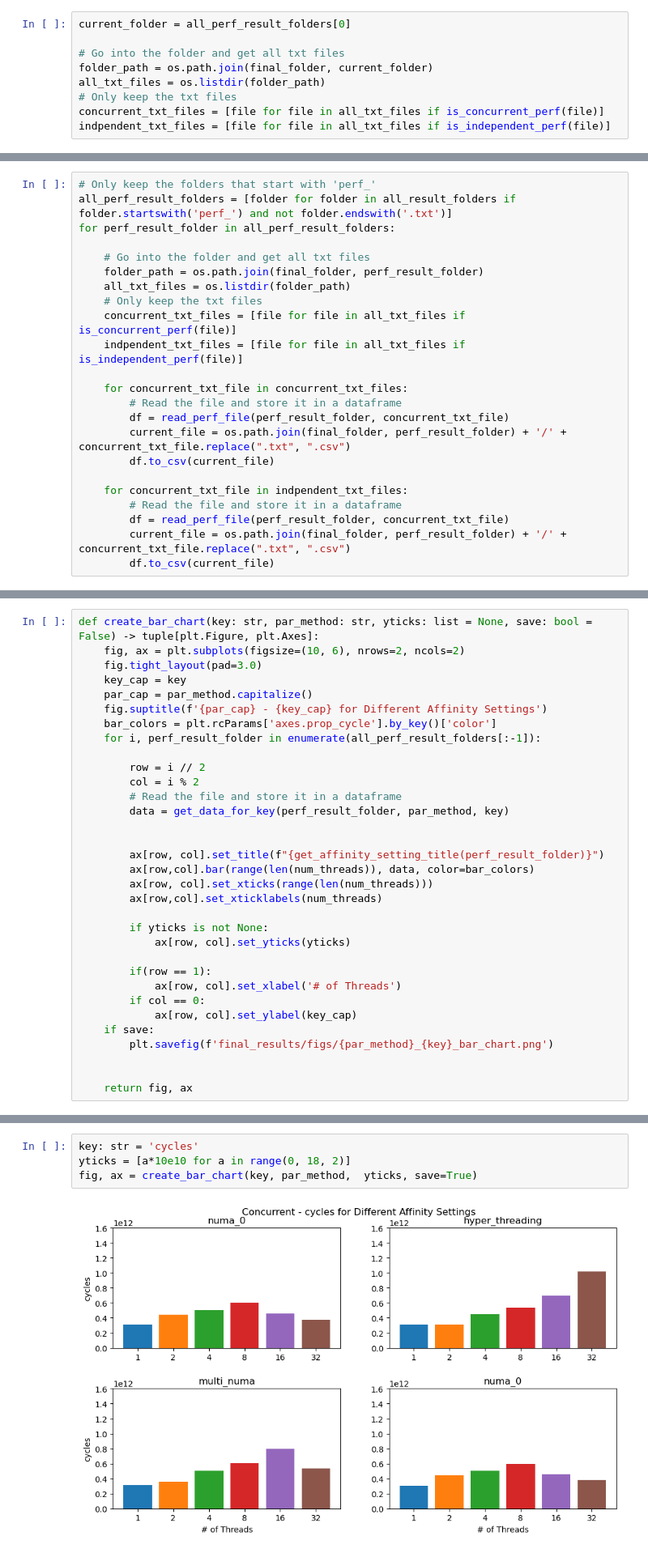
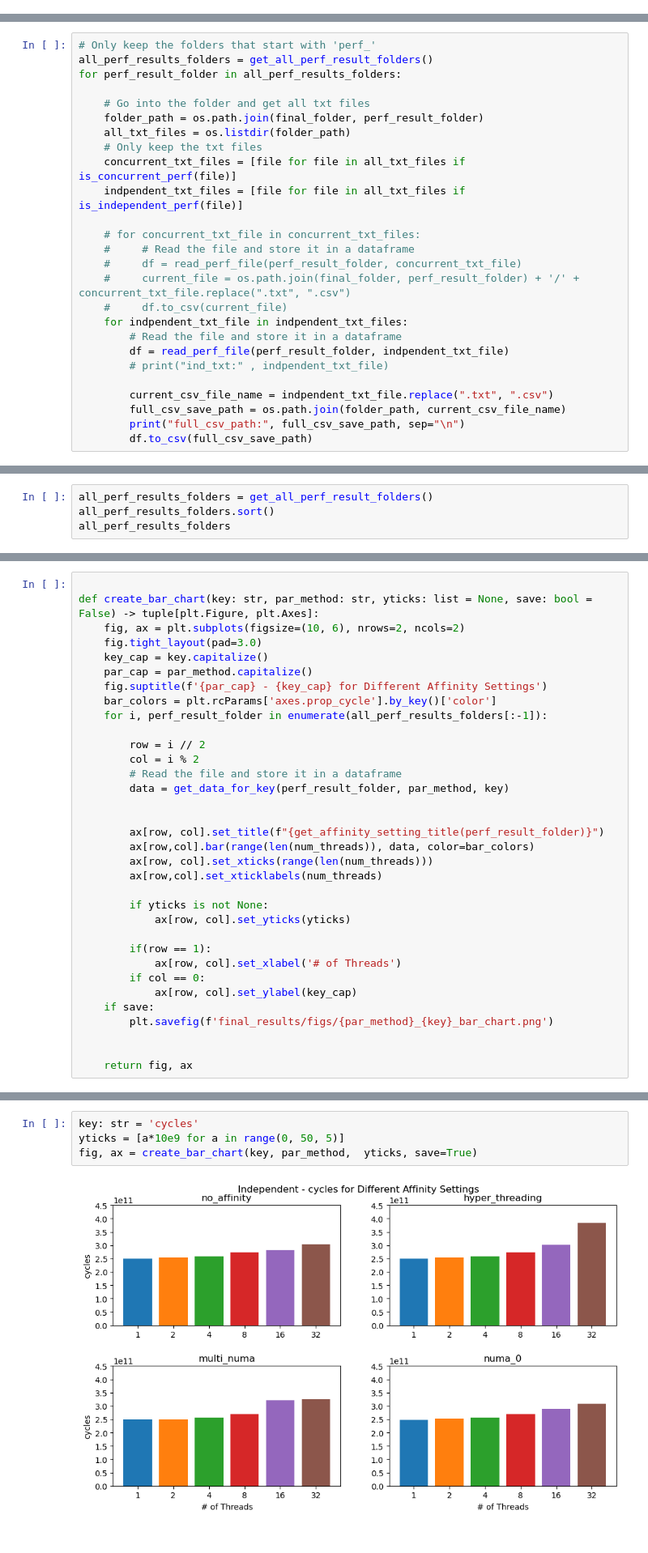
Before and after one commit to xXPinkmagicXx/csp, a Jupyter notebook: perf_graph.ipynb, the cells around one changed output, grey strips where cells are left out. Shown at 81% size. Cells and saved outputs as stored; diff of their text form.

Commit message:
Created graphs again

```diff
--- a/perf_graph.ipynb
+++ b/perf_graph.ipynb
@@ -93,12 +95,3 @@ def get_affinity_setting_title(file_path: str)-> str:
         return 'no_affinity'
     else:
         raise ValueError('Unknown affinity setting')
-# %%
-current_folder = all_perf_result_folders[0]
-
-# Go into the folder and get all txt files
-folder_path = os.path.join(final_folder, current_folder)
-all_txt_files = os.listdir(folder_path)
-# Only keep the txt files
-concurrent_txt_files = [file for file in all_txt_files if is_concurrent_perf(file)]
-indpendent_txt_files = [file for file in all_txt_files if is_independent_perf(file)]
@@ -157,7 +174,7 @@ def read_perf_file(current_folder: str, perf_txt_file: str)-> pd.DataFrame:
 # %%
 # Only keep the folders that start with 'perf_'
-all_perf_result_folders = [folder for folder in all_result_folders if folder.startswith('perf_') and not folder.endswith('.txt')]
-for perf_result_folder in all_perf_result_folders:
+all_perf_results_folders = get_all_perf_result_folders()
+for perf_result_folder in all_perf_results_folders:
 
     # Go into the folder and get all txt files
     folder_path = os.path.join(final_folder, perf_result_folder)
@@ -166,15 +183,18 @@ for perf_result_folder in all_perf_result_folders:
     concurrent_txt_files = [file for file in all_txt_files if is_concurrent_perf(file)]
     indpendent_txt_files = [file for file in all_txt_files if is_independent_perf(file)]
 
-    for concurrent_txt_file in concurrent_txt_files:
+    # for concurrent_txt_file in concurrent_txt_files:
+    #     # Read the file and store it in a dataframe
+    #     df = read_perf_file(perf_result_folder, concurrent_txt_file)
+    #     current_file = os.path.join(final_folder, perf_result_folder) + '/' + concurrent_txt_file.replace(".txt", ".csv")
+    #     df.to_csv(current_file)
+    for indpendent_txt_file in indpendent_txt_files:
         # Read the file and store it in a dataframe
-        df = read_perf_file(perf_result_folder, concurrent_txt_file)
-        current_file = os.path.join(final_folder, perf_result_folder) + '/' + concurrent_txt_file.replace(".txt", ".csv")
-        df.to_csv(current_file)
+        df = read_perf_file(perf_result_folder, indpendent_txt_file)
+        # print("ind_txt:" , indpendent_txt_file)
 
-    for concurrent_txt_file in indpendent_txt_files:
-        # Read the file and store it in a dataframe
-        df = read_perf_file(perf_result_folder, concurrent_txt_file)
-        current_file = os.path.join(final_folder, perf_result_folder) + '/' + concurrent_txt_file.replace(".txt", ".csv")
-        df.to_csv(current_file)
+        current_csv_file_name = indpendent_txt_file.replace(".txt", ".csv")
+        full_csv_save_path = os.path.join(folder_path, current_csv_file_name)
+        print("full_csv_path:", full_csv_save_path, sep="\n")
+        df.to_csv(full_csv_save_path)
 # %% [output]
@@ -240,0 +245,4 @@ all_perf_result_folders[:-1]
+# %%
+all_perf_results_folders = get_all_perf_result_folders()
+all_perf_results_folders.sort()
+all_perf_results_folders
@@ -241,12 +255,13 @@ all_perf_result_folders[:-1]
 # %%
+
 def create_bar_chart(key: str, par_method: str, yticks: list = None, save: bool = False) -> tuple[plt.Figure, plt.Axes]:
     fig, ax = plt.subplots(figsize=(10, 6), nrows=2, ncols=2)
     fig.tight_layout(pad=3.0)
-    key_cap = key
+    key_cap = key.capitalize()
     par_cap = par_method.capitalize()
     fig.suptitle(f'{par_cap} - {key_cap} for Different Affinity Settings')
     bar_colors = plt.rcParams['axes.prop_cycle'].by_key()['color']
-    for i, perf_result_folder in enumerate(all_perf_result_folders[:-1]):
+    for i, perf_result_folder in enumerate(all_perf_results_folders[:-1]):
 
         row = i // 2
         col = i % 2
@@ -313,7 +359,7 @@ fig, ax = create_bar_chart(key, 'concurrent', yticks, save=True)
 par_method = 'independent'
 # %%
 key: str = 'cycles'
-yticks = [a*10e10 for a in range(0, 18, 2)]
+yticks = [a*10e9 for a in range(0, 50, 5)]
 fig, ax = create_bar_chart(key, par_method,  yticks, save=True)
 # %% [output]
-[figure, old version]
+[figure, new version]
```
Also changed, not shown: parts of 26 cells of this notebook, 10 other files.
